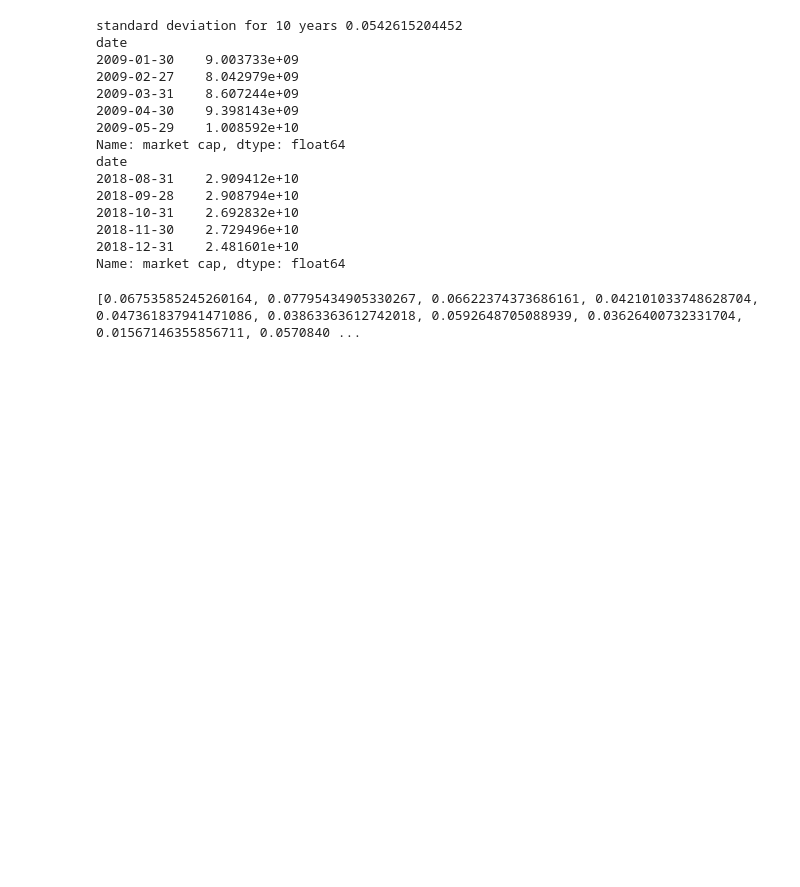
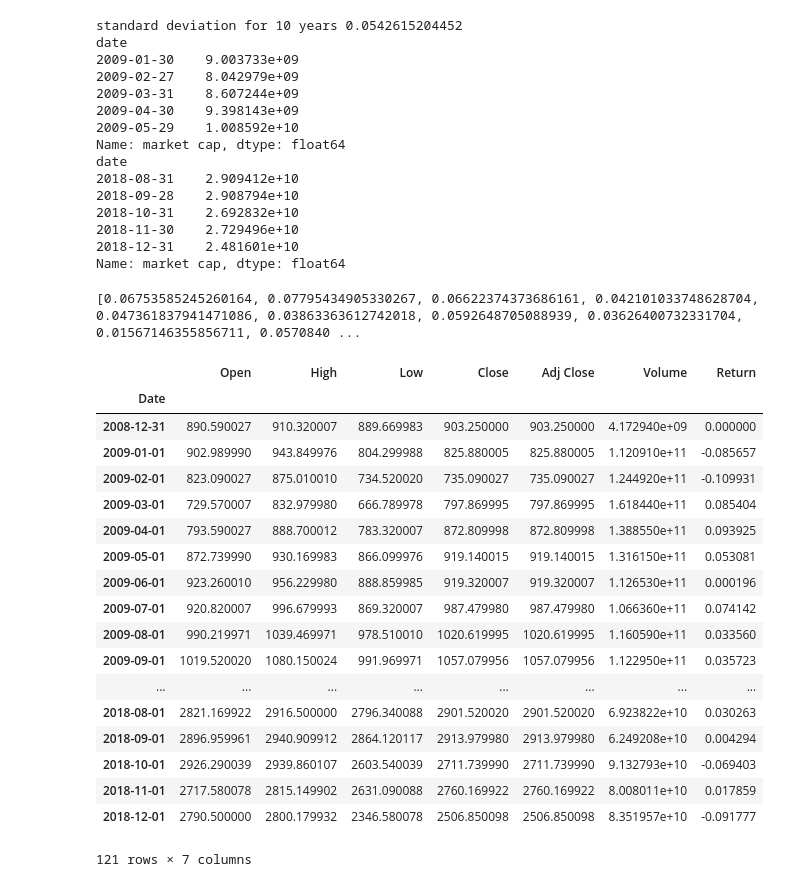
Before and after one commit to cdd6689/-FIN-SP500-DJI-tracking-portoflios, a Jupyter notebook: SP500.ipynb, the cells around one changed output. Drawn from its saved outputs; the diff is of its cells as text; code cells hidden in the pictures; blank space fills up the shorter version.

```diff
--- a/SP500.ipynb
+++ b/SP500.ipynb
@@ -511,3 +512,25 @@ for i in range(0,len(difference),12):
 print yearly_stv
 # %% [output]
 [0.06753585245260164, 0.07795434905330267, 0.06622374373686161, 0.042101033748628704, 0.047361837941471086, 0.03863363612742018, 0.0592648705088939, 0.03626400732331704, 0.01567146355856711, 0.0570840 ...
+# %%
+sp500real
+# %% [output]
+|  | Open | High | Low | Close | Adj Close | Volume | Return |
+| Date |  |  |  |  |  |  |  |
+| 2008-12-31 | 890.590027 | 910.320007 | 889.669983 | 903.250000 | 903.250000 | 4.172940e+09 | 0.000000 |
+| 2009-01-01 | 902.989990 | 943.849976 | 804.299988 | 825.880005 | 825.880005 | 1.120910e+11 | -0.085657 |
+| 2009-02-01 | 823.090027 | 875.010010 | 734.520020 | 735.090027 | 735.090027 | 1.244920e+11 | -0.109931 |
+| 2009-03-01 | 729.570007 | 832.979980 | 666.789978 | 797.869995 | 797.869995 | 1.618440e+11 | 0.085404 |
+| 2009-04-01 | 793.590027 | 888.700012 | 783.320007 | 872.809998 | 872.809998 | 1.388550e+11 | 0.093925 |
+| 2009-05-01 | 872.739990 | 930.169983 | 866.099976 | 919.140015 | 919.140015 | 1.316150e+11 | 0.053081 |
+| 2009-06-01 | 923.260010 | 956.229980 | 888.859985 | 919.320007 | 919.320007 | 1.126530e+11 | 0.000196 |
+| 2009-07-01 | 920.820007 | 996.679993 | 869.320007 | 987.479980 | 987.479980 | 1.066360e+11 | 0.074142 |
+| 2009-08-01 | 990.219971 | 1039.469971 | 978.510010 | 1020.619995 | 1020.619995 | 1.160590e+11 | 0.033560 |
+| 2009-09-01 | 1019.520020 | 1080.150024 | 991.969971 | 1057.079956 | 1057.079956 | 1.122950e+11 | 0.035723 |
+| ... | ... | ... | ... | ... | ... | ... | ... |
+| 2018-08-01 | 2821.169922 | 2916.500000 | 2796.340088 | 2901.520020 | 2901.520020 | 6.923822e+10 | 0.030263 |
+| 2018-09-01 | 2896.959961 | 2940.909912 | 2864.120117 | 2913.979980 | 2913.979980 | 6.249208e+10 | 0.004294 |
+| 2018-10-01 | 2926.290039 | 2939.860107 | 2603.540039 | 2711.739990 | 2711.739990 | 9.132793e+10 | -0.069403 |
+| 2018-11-01 | 2717.580078 | 2815.149902 | 2631.090088 | 2760.169922 | 2760.169922 | 8.008011e+10 | 0.017859 |
+| 2018-12-01 | 2790.500000 | 2800.179932 | 2346.580078 | 2506.850098 | 2506.850098 | 8.351957e+10 | -0.091777 |
+121 rows × 7 columns
```
Also changed, not shown: parts of 4 cells of this notebook, 2 other files.
